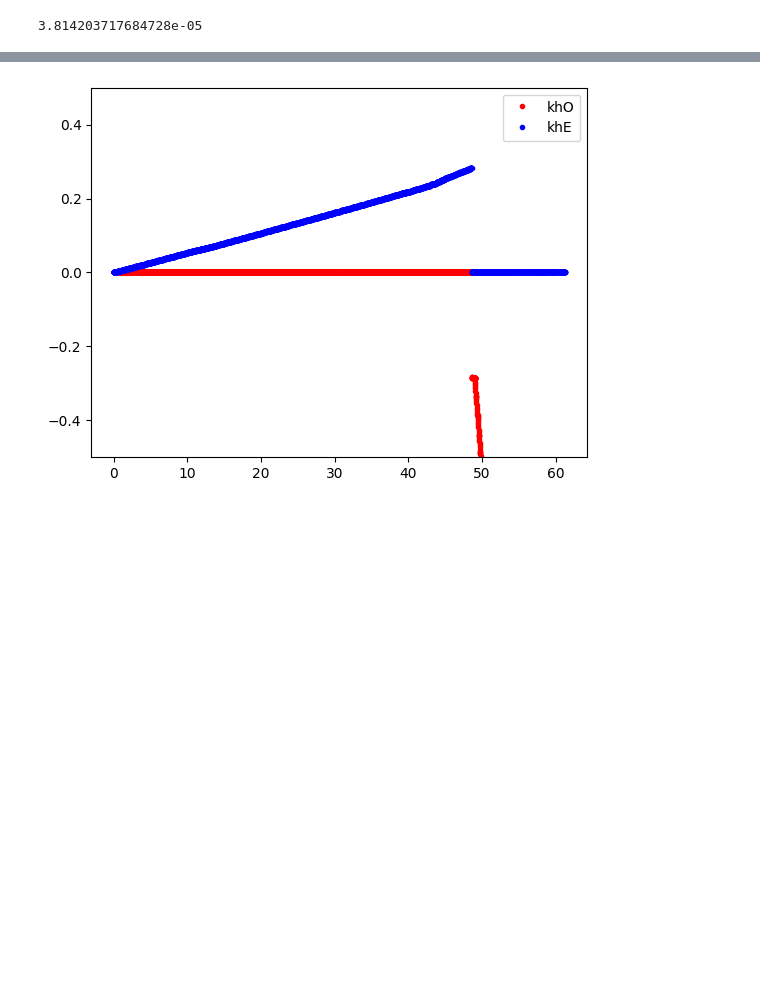
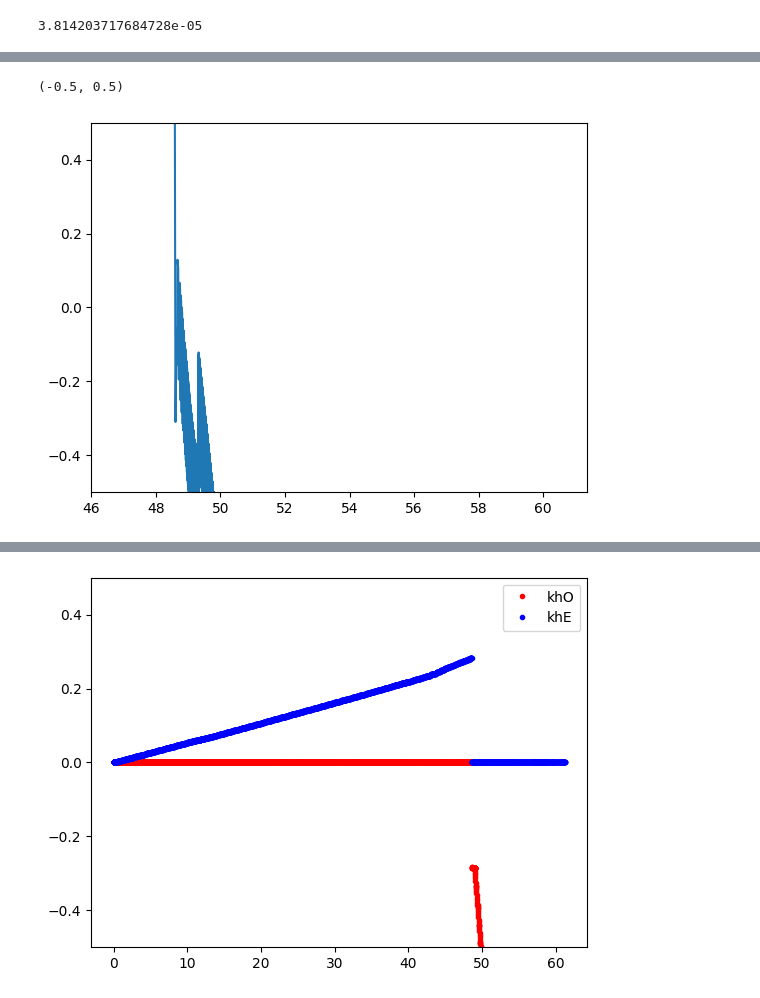
Before and after one commit to richard-von-eckardstein/GEFF, a Jupyter notebook: GEFTestGround.ipynb, the cells around one changed output, grey strips where cells are left out. Saved outputs shown, nothing was run; the diff lists cells and outputs as text; code cells hidden in the pictures; blank space fills up the shorter version.

```diff
--- a/GEFTestGround.ipynb
+++ b/GEFTestGround.ipynb
@@ -221,3 +225,12 @@ G.SaveData()
+# %%
+kSferm = CubicSpline(t, kS)(tferm)
+# %%
+plt.plot(N2, np.log(kSferm/kh2))
+plt.xlim(46., max([*N1, *N4]))
+plt.ylim(-0.5, 0.5)
+# %% [output]
+(-0.5, 0.5)
+[figure, added]
 # %%
 plt.plot(N2, abs(delta2-CubicSpline(N3, delta3)(N2)))
 plt.yscale("log")
```
Also changed, not shown: parts of 6 cells of this notebook, 1 other file.
